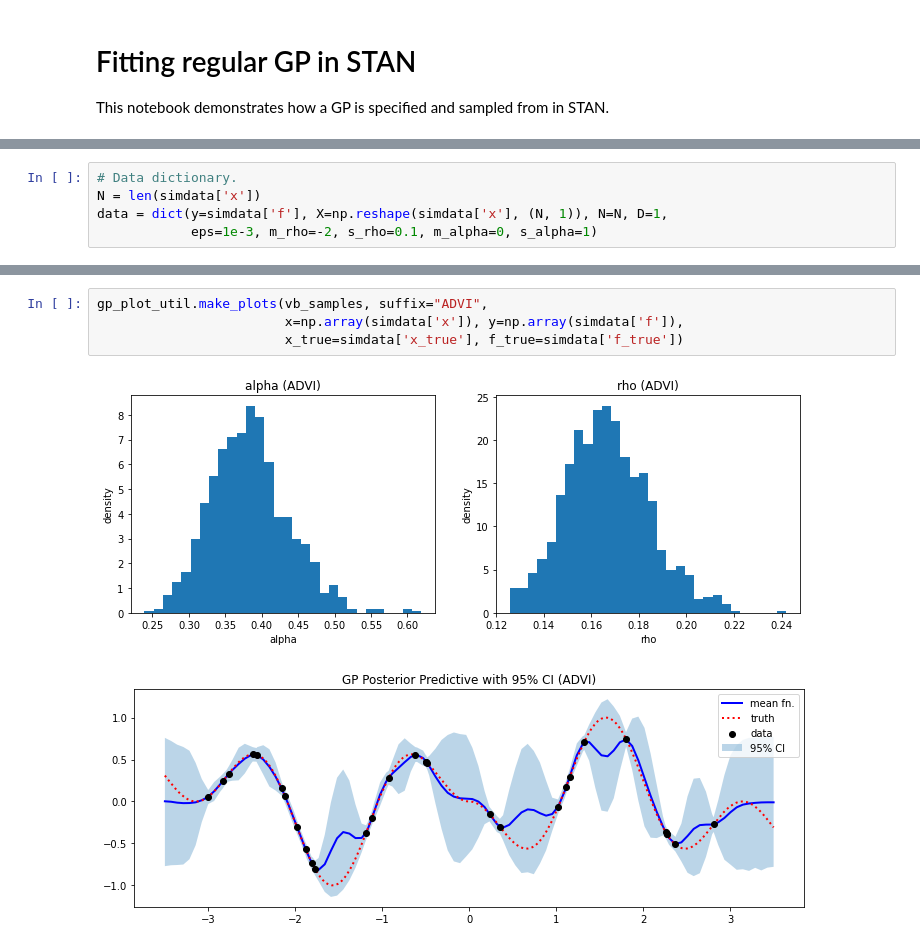
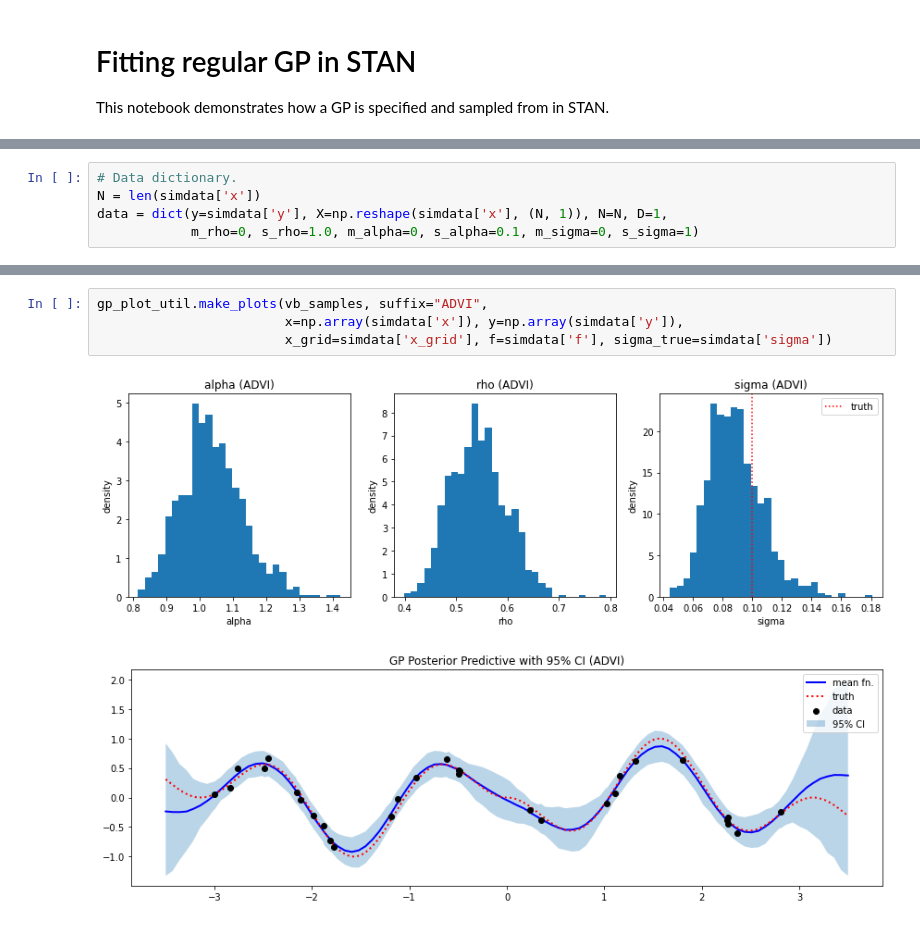
Before and after one commit to luiarthur/TuringBnpBenchmarks, a Jupyter notebook: src/gp/notebooks/gp_stan.ipynb, the cells around one changed output, grey strips where cells are left out. Saved outputs shown, nothing was run; the diff lists cells and outputs as text.

```diff
--- a/src/gp/notebooks/gp_stan.ipynb
+++ b/src/gp/notebooks/gp_stan.ipynb
@@ -93,8 +98,8 @@ plt.legend();
 # %%
 # Data dictionary.
 N = len(simdata['x'])
-data = dict(y=simdata['f'], X=np.reshape(simdata['x'], (N, 1)), N=N, D=1,
-            eps=1e-3, m_rho=-2, s_rho=0.1, m_alpha=0, s_alpha=1)
+data = dict(y=simdata['y'], X=np.reshape(simdata['x'], (N, 1)), N=N, D=1,
+            m_rho=0, s_rho=1.0, m_alpha=0, s_alpha=0.1, m_sigma=0, s_sigma=1)
 # %%
 %%time
 # Fit via ADVI.
@@ -125,9 +130,9 @@ Wall time: 617 ms
 # %%
 gp_plot_util.make_plots(vb_samples, suffix="ADVI",
-                        x=np.array(simdata['x']), y=np.array(simdata['f']),
-                        x_true=simdata['x_true'], f_true=simdata['f_true'])
+                        x=np.array(simdata['x']), y=np.array(simdata['y']),
+                        x_grid=simdata['x_grid'], f=simdata['f'], sigma_true=simdata['sigma'])
 # %% [output]
-[figure, old version]
+[figure, new version]
-[figure, old version]
+[figure, new version]
 # %%
 gp_plot_util.make_plots(hmc_fit, suffix="HMC",
```
Also changed, not shown: parts of 10 cells of this notebook, 5 other files.
